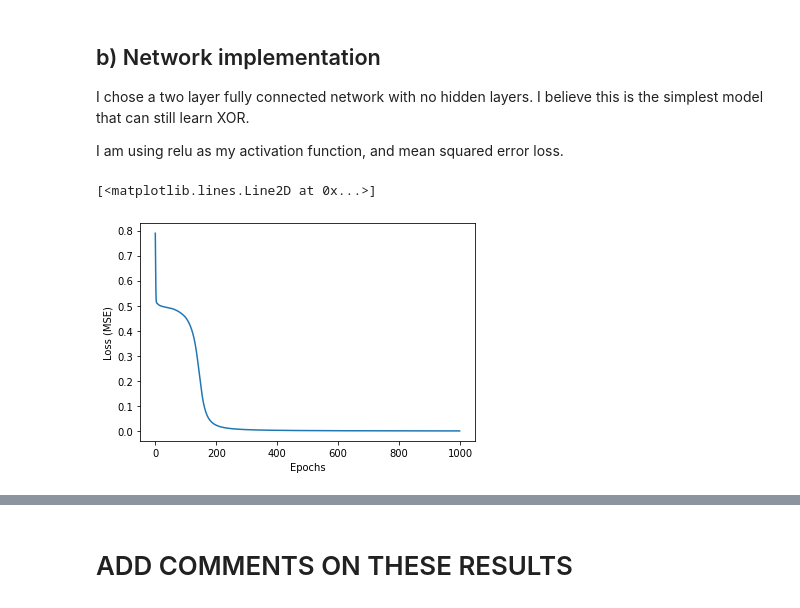
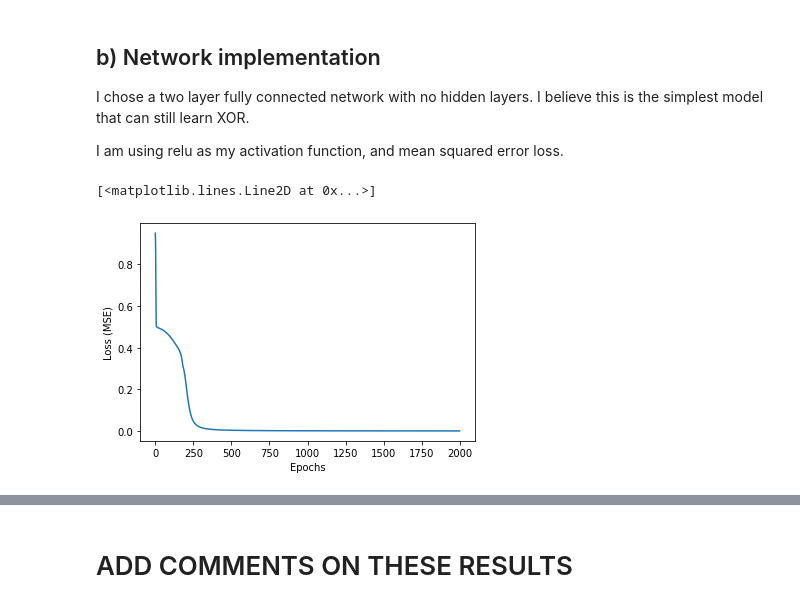
Before and after one commit to ezhang7423/ece180, a Jupyter notebook: hw5/xor.ipynb, the cells around one changed output, grey strips where cells are left out. Cells and saved outputs as stored; diff of their text form; code cells hidden in the pictures.

```diff
--- a/hw5/xor.ipynb
+++ b/hw5/xor.ipynb
@@ -33,7 +33,6 @@ I am using relu as my activation function, and mean squared error loss.
 # %%
 
 
-np.random.seed(43)
 
 # activation functions
 def relu(x):
@@ -52,6 +51,7 @@ def loss(exp_y, act_y):
 class Neuron:
 
     def __init__(self, activation_fn=relu):
+        np.random.seed(46)
         self.weights = np.random.rand(3)
         self.activation_fn = activation_fn
 
@@ -120,32 +120,34 @@ def test(model, test_x, test_y, verbose=False):
         print('PREDICTED Y:', exp_y)
     return np.mean(loss(exp_y, test_y))
 
 
 def train(model, train_x, train_y, epochs=10):
     history = []
     for epoch in range(epochs):
         loss = test(model, train_x, train_y)
         history.append(loss)
         sgd(model, train_x, train_y)
     return history
 
 
 
 train_x = np.array([
     [0, 0],
     [0, 1],
     [1, 0],
     [1, 1]
 ])
 
 train_y = np.array([1, -1, -1, 1])
 m = NumpyModel(.1)
-history = train(m, train_x, train_y, epochs=1000)
+history = train(m, train_x, train_y, epochs=2000)
 
 
 plt.xlabel('Epochs')
 plt.ylabel('Loss (MSE)')
+
+
 plt.plot(history)
 # %% [output]
 [<matplotlib.lines.Line2D at 0x...>]
-[figure, old version]
+[figure, new version]
```
Also changed, not shown: parts of 19 cells of this notebook, 1 other file.
